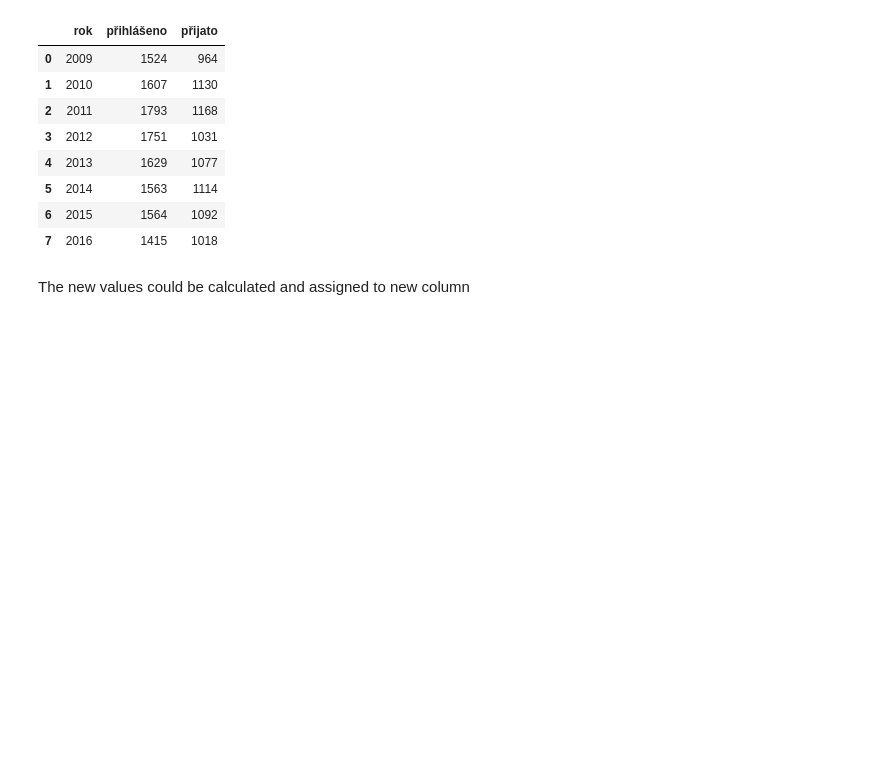
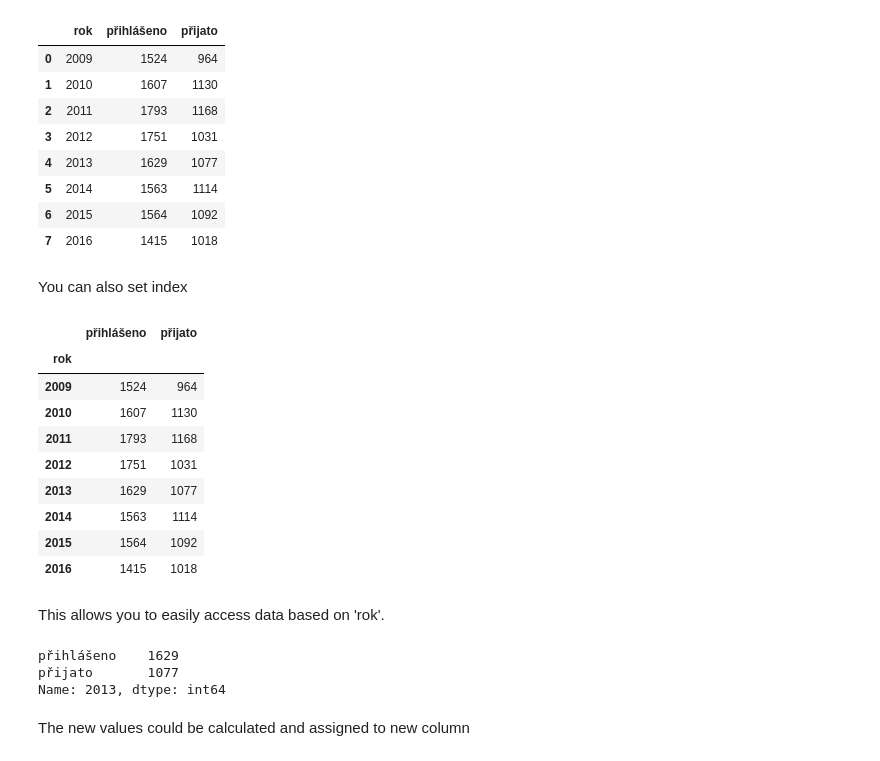
Before and after one commit to ondrolexa/r-python, a Jupyter notebook: 04a-pandas-titanic.ipynb, the cells around one changed output. Cells and saved outputs as stored; diff of their text form; code cells hidden in the pictures; blank space fills up the shorter version.

```diff
--- a/pandas-01-titanic.ipynb
+++ b/04a-pandas-titanic.ipynb
@@ -275,6 +269,30 @@ prfuk
 | 5 | 2014 | 1563 | 1114 |
 | 6 | 2015 | 1564 | 1092 |
 | 7 | 2016 | 1415 | 1018 |
+# %% [markdown]
+You can also set index
+# %%
+r = prfuk.set_index('rok')
+r
+# %% [output]
+|  | přihlášeno | přijato |
+| rok |  |  |
+| 2009 | 1524 | 964 |
+| 2010 | 1607 | 1130 |
+| 2011 | 1793 | 1168 |
+| 2012 | 1751 | 1031 |
+| 2013 | 1629 | 1077 |
+| 2014 | 1563 | 1114 |
+| 2015 | 1564 | 1092 |
+| 2016 | 1415 | 1018 |
+# %% [markdown]
+This allows you to easily access data based on 'rok'.
+# %%
+r.loc[2013]
+# %% [output]
+přihlášeno    1629
+přijato       1077
+Name: 2013, dtype: int64
 # %% [markdown]
 The new values could be calculated and assigned to new column
 # %%
```
Also changed, not shown: parts of 18 cells of this notebook, 3 other files.
